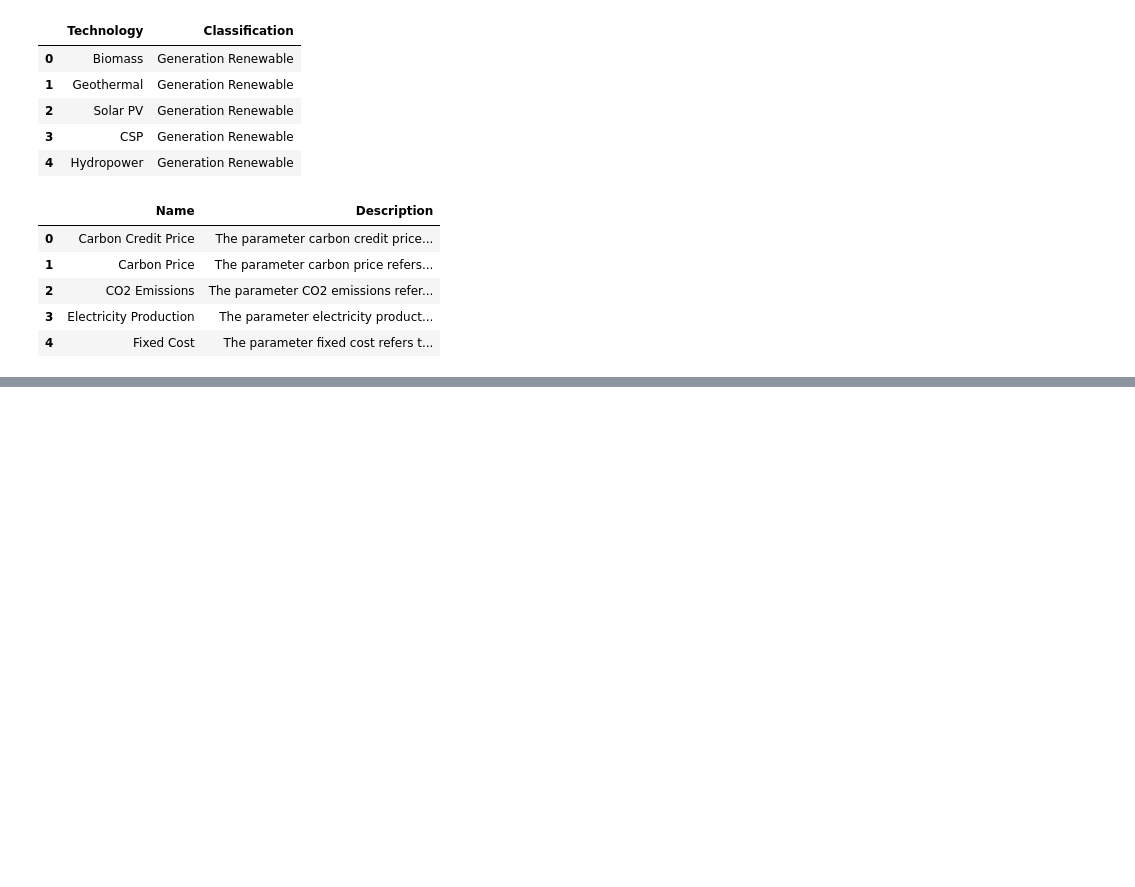
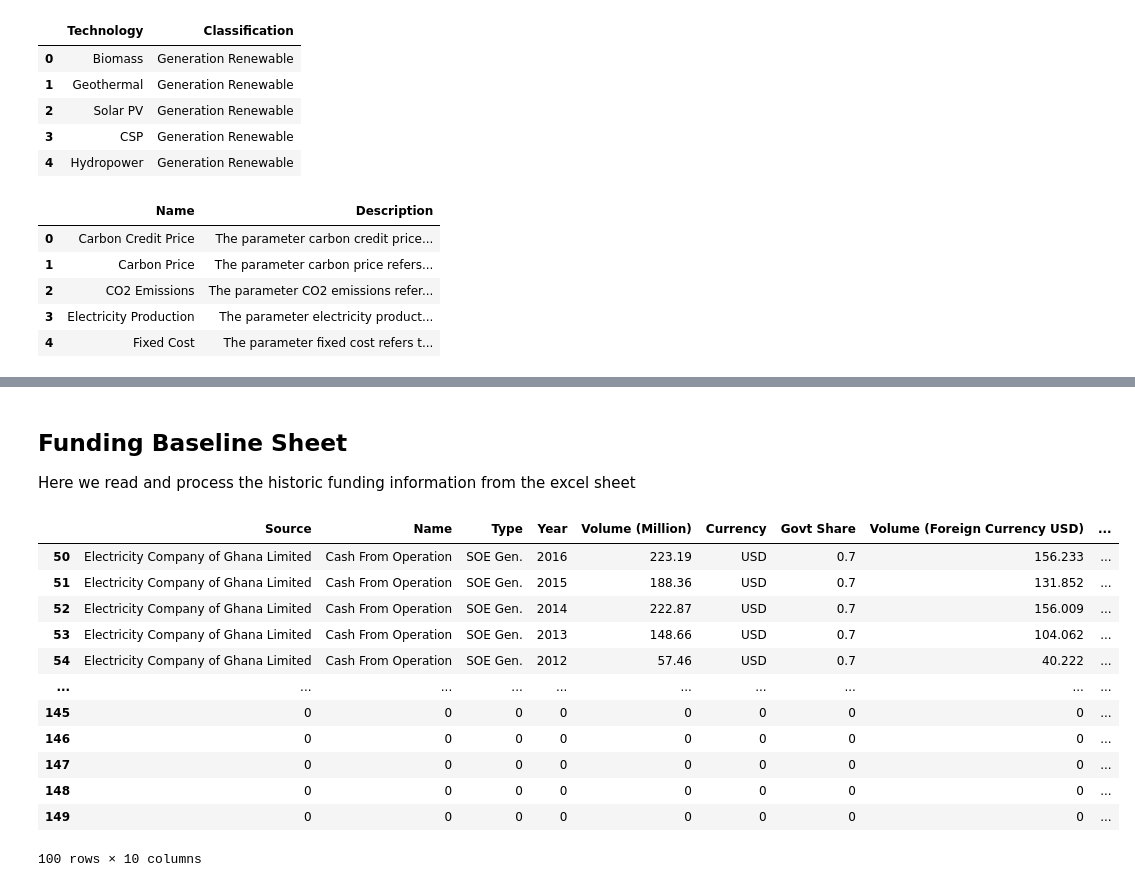
Before and after one commit to MINFinModel/minfin-py-public-release, a Jupyter notebook: addtional_input.ipynb, the cells around one changed output, grey strips where cells are left out. Cells and saved outputs as stored; diff of their text form; code cells hidden in the pictures; blank space fills up the shorter version.

```diff
--- a/addtional_input.ipynb
+++ b/addtional_input.ipynb
@@ -83,0 +152,6 @@ df_investment_needs.head(5)
+# %%
+pd.set_option('future.no_silent_downcasting', True)# This is to avoid the warning of downcasting the data t
+
+df_input_full = pd.read_excel(file_path, sheet_name="New Infrastructure (Input)")#, engine="openpyxl")
+
+df_input_full.head(5)
@@ -83,0 +358,28 @@ df_investment_needs.head(5)
+# %%
+import numpy as np
+# Define the years from 2015 to 2079
+years = np.arange(2000, 2080)
+
+# Define some example currencies
+currencies = ["EUR", "GBP", "JPY", "CNY", "INR", "AUD", "CAD"]
+
+# Generate synthetic exchange rates with a simulated yearly change
+np.random.seed(42)  # For reproducibility
+base_rates = {
+    'USD': 1#, "EUR": 1.1, "GBP": 1.3, "JPY": 110, "CNY": 6.5, "INR": 74, "AUD": 1.4, "CAD": 1.25
+}
+base_rates["KES"] = 1
+
+# Simulate yearly fluctuations for KES (small changes)
+fluctuations = np.cumsum(np.random.normal(0, 0.01, len(years)))  # Simulated yearly change
+# Create a DataFrame to store the exchange rates
+exchange_rates = pd.DataFrame({"Year": years})
+exchange_rates["KES"] = base_rates["KES"]# * (1 + fluctuations)
+# exchange_rates["USD"] = base_rates["USD"]
+# Simulate yearly fluctuations in exchange rates
+for currency, base_rate in base_rates.items():
+    fluctuations = np.cumsum(np.random.normal(0, 0.01, len(years)))  # Simulated yearly change
+    exchange_rates[currency] = base_rate #* (1 + fluctuations)
+exchange_rates
+melted_exchange_rates = exchange_rates.melt(id_vars=["Year"], var_name="Currency", value_name="Exchange Rate")
+melted_exchange_rates.T
@@ -83,0 +392,28 @@ df_investment_needs.head(5)
+# %% [markdown]
+## Funding Baseline Sheet
+
+Here we read and process the historic funding information from the excel sheet
+# %%
+# Load the "Funding Baseline" sheet from the Excel file
+
+from MinFin import process_funding_baseline
+
+# Read the full "Funding Baseline" sheet
+df_funding_baseline_full = pd.read_excel(file_path, sheet_name="Funding Baseline", engine="openpyxl")
+df_final = process_funding_baseline(df_funding_baseline_full,melted_exchange_rates)
+df_funding_baseline=process_funding_baseline(df_funding_baseline_full,melted_exchange_rates)
+df_funding_baseline.iloc[50:]
+# %% [output]
+|  | Source | Name | Type | Year | Volume (Million) | Currency | Govt Share | Volume (Foreign Currency USD) | ... |
+| 50 | Electricity Company of Ghana Limited | Cash From Operation | SOE Gen. | 2016 | 223.19 | USD | 0.7 | 156.233 | ... |
+| 51 | Electricity Company of Ghana Limited | Cash From Operation | SOE Gen. | 2015 | 188.36 | USD | 0.7 | 131.852 | ... |
+| 52 | Electricity Company of Ghana Limited | Cash From Operation | SOE Gen. | 2014 | 222.87 | USD | 0.7 | 156.009 | ... |
+| 53 | Electricity Company of Ghana Limited | Cash From Operation | SOE Gen. | 2013 | 148.66 | USD | 0.7 | 104.062 | ... |
+| 54 | Electricity Company of Ghana Limited | Cash From Operation | SOE Gen. | 2012 | 57.46 | USD | 0.7 | 40.222 | ... |
+| ... | ... | ... | ... | ... | ... | ... | ... | ... | ... |
+| 145 | 0 | 0 | 0 | 0 | 0 | 0 | 0 | 0 | ... |
+| 146 | 0 | 0 | 0 | 0 | 0 | 0 | 0 | 0 | ... |
+| 147 | 0 | 0 | 0 | 0 | 0 | 0 | 0 | 0 | ... |
+| 148 | 0 | 0 | 0 | 0 | 0 | 0 | 0 | 0 | ... |
+| 149 | 0 | 0 | 0 | 0 | 0 | 0 | 0 | 0 | ... |
+100 rows × 10 columns
```
Also changed, not shown: parts of 35 cells of this notebook, 5 other files.
